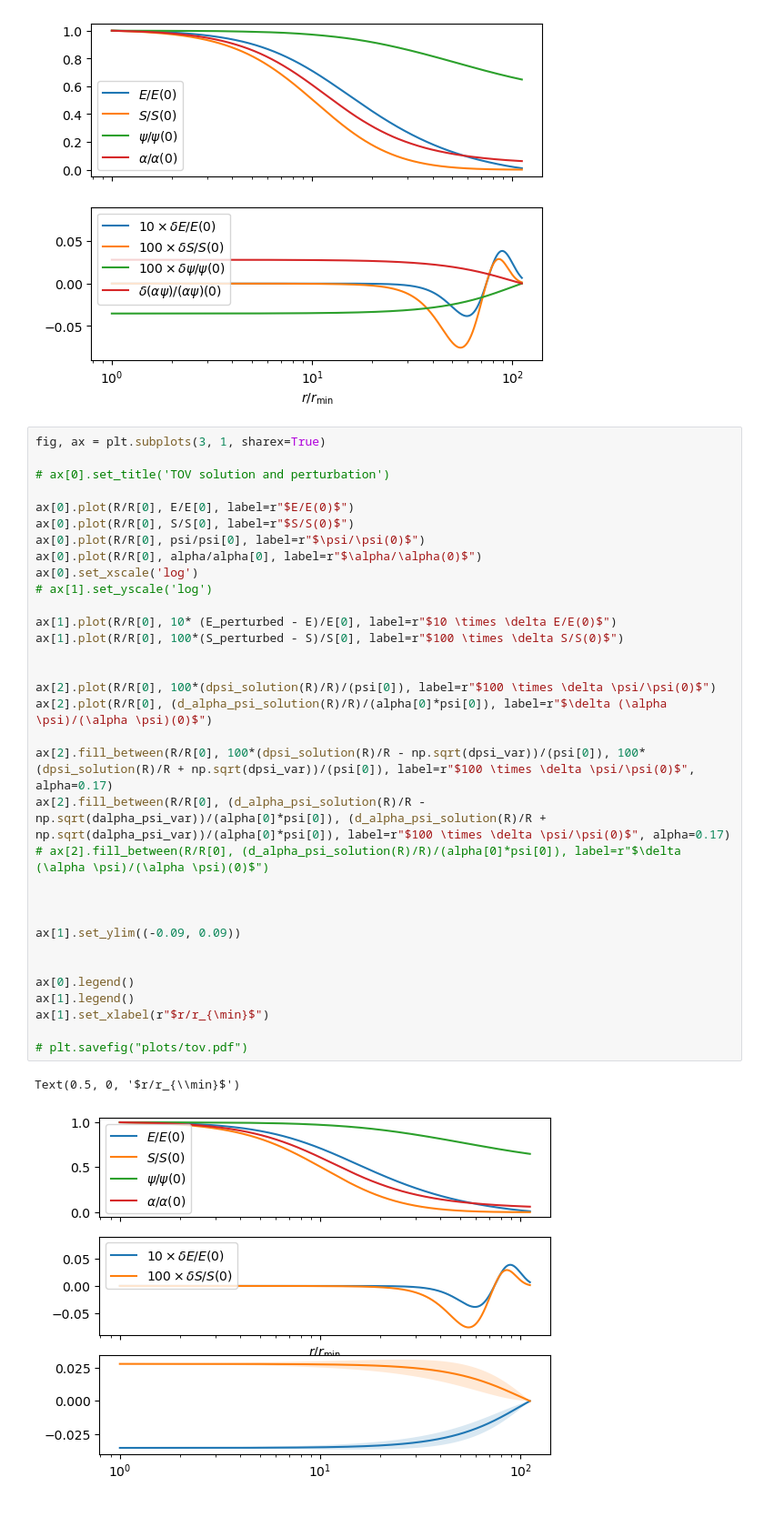
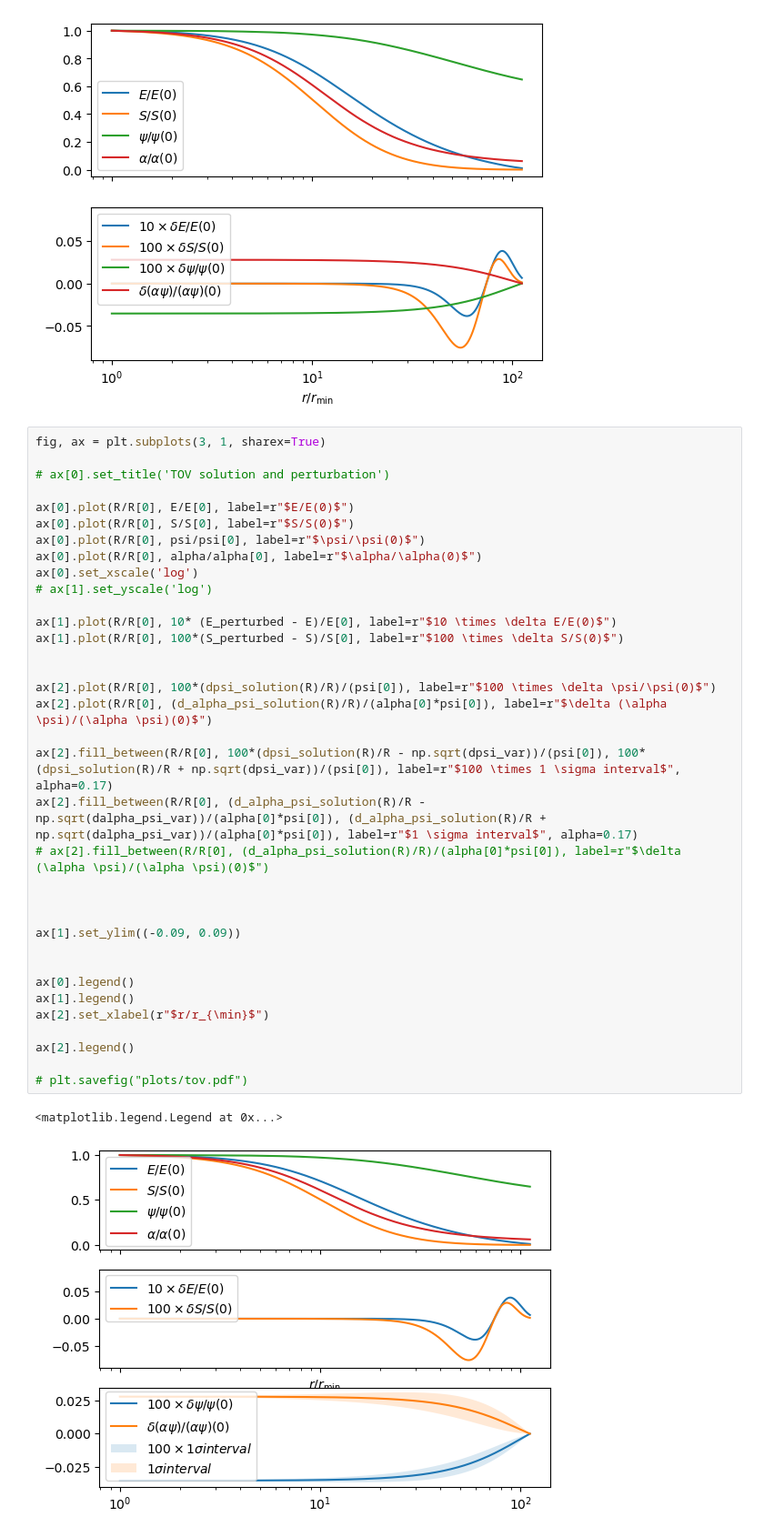
Before and after one commit to Poincare-code/henri, a Jupyter notebook: notebooks/figures_perturbed_density.ipynb, the cells around one changed output. Shown at 91% size. Cells and saved outputs as stored; diff of their text form.

Commit message:
Added legend to last figure

```diff
--- a/notebooks/figures_perturbed_density.ipynb
+++ b/notebooks/figures_perturbed_density.ipynb
@@ -487,35 +487,37 @@ plt.savefig("plots/tov.pdf")
 fig, ax = plt.subplots(3, 1, sharex=True)
 
 # ax[0].set_title('TOV solution and perturbation')
 
 ax[0].plot(R/R[0], E/E[0], label=r"$E/E(0)$")
 ax[0].plot(R/R[0], S/S[0], label=r"$S/S(0)$")
 ax[0].plot(R/R[0], psi/psi[0], label=r"$\psi/\psi(0)$")
 ax[0].plot(R/R[0], alpha/alpha[0], label=r"$\alpha/\alpha(0)$")
 ax[0].set_xscale('log')
 # ax[1].set_yscale('log')
 
 ax[1].plot(R/R[0], 10* (E_perturbed - E)/E[0], label=r"$10 \times \delta E/E(0)$")
 ax[1].plot(R/R[0], 100*(S_perturbed - S)/S[0], label=r"$100 \times \delta S/S(0)$")
 
 
 ax[2].plot(R/R[0], 100*(dpsi_solution(R)/R)/(psi[0]), label=r"$100 \times \delta \psi/\psi(0)$")
 ax[2].plot(R/R[0], (d_alpha_psi_solution(R)/R)/(alpha[0]*psi[0]), label=r"$\delta (\alpha \psi)/(\alpha \psi)(0)$")
 
-ax[2].fill_between(R/R[0], 100*(dpsi_solution(R)/R - np.sqrt(dpsi_var))/(psi[0]), 100*(dpsi_solution(R)/R + np.sqrt(dpsi_var))/(psi[0]), label=r"$100 \times \delta \psi/\psi(0)$", alpha=0.17)
-ax[2].fill_between(R/R[0], (d_alpha_psi_solution(R)/R - np.sqrt(dalpha_psi_var))/(alpha[0]*psi[0]), (d_alpha_psi_solution(R)/R + np.sqrt(dalpha_psi_var))/(alpha[0]*psi[0]), label=r"$100 \times \delta \psi/\psi(0)$", alpha=0.17)
+ax[2].fill_between(R/R[0], 100*(dpsi_solution(R)/R - np.sqrt(dpsi_var))/(psi[0]), 100*(dpsi_solution(R)/R + np.sqrt(dpsi_var))/(psi[0]), label=r"$100 \times 1 \sigma interval$", alpha=0.17)
+ax[2].fill_between(R/R[0], (d_alpha_psi_solution(R)/R - np.sqrt(dalpha_psi_var))/(alpha[0]*psi[0]), (d_alpha_psi_solution(R)/R + np.sqrt(dalpha_psi_var))/(alpha[0]*psi[0]), label=r"$1 \sigma interval$", alpha=0.17)
 # ax[2].fill_between(R/R[0], (d_alpha_psi_solution(R)/R)/(alpha[0]*psi[0]), label=r"$\delta (\alpha \psi)/(\alpha \psi)(0)$")
 
 
 
 ax[1].set_ylim((-0.09, 0.09))
 
 
 ax[0].legend()
 ax[1].legend()
-ax[1].set_xlabel(r"$r/r_{\min}$")
+ax[2].set_xlabel(r"$r/r_{\min}$")
+
+ax[2].legend()
 
 # plt.savefig("plots/tov.pdf")
 # %% [output]
-Text(0.5, 0, '$r/r_{\\min}$')
+<matplotlib.legend.Legend at 0x...>
-[figure, old version]
+[figure, new version]
```
